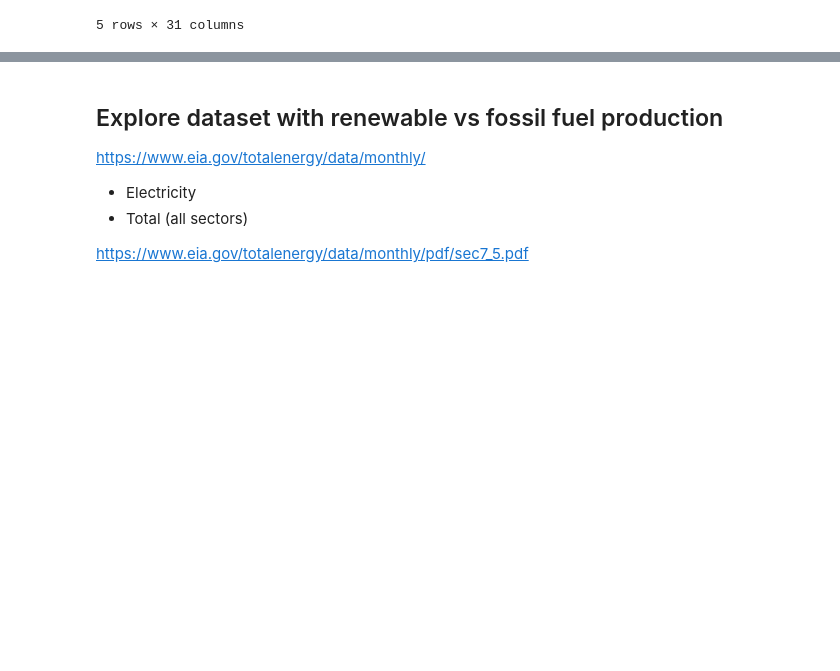
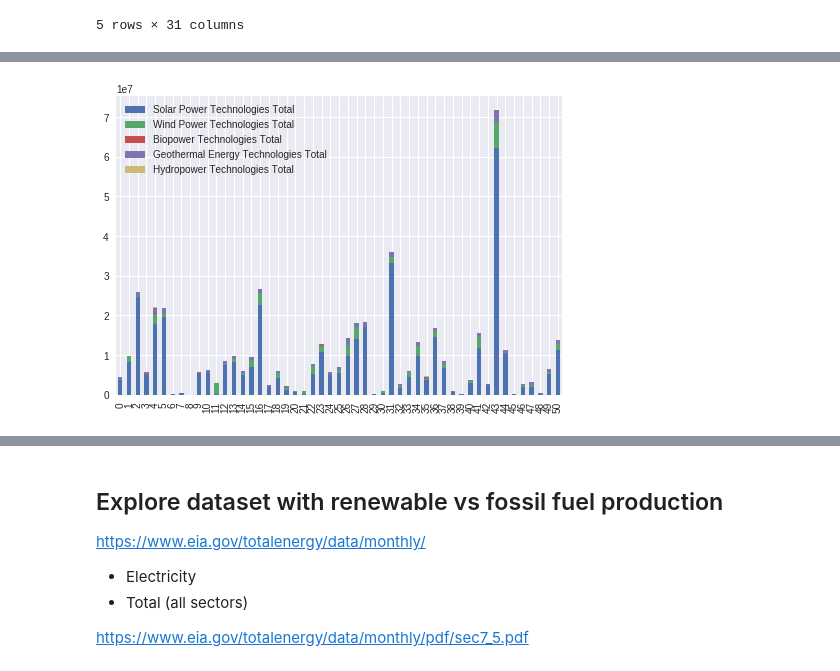
Before and after one commit to LambdaSchool/DS-Unit-1-Sprint-5-Data-Storytelling-Blog-Post, a Jupyter notebook: LJ_project_week_data.ipynb, the cells around one changed output, grey strips where cells are left out. Cells and saved outputs as stored; diff of their text form; code cells hidden in the pictures; blank space fills up the shorter version.

Commit message:
Cleaned other dataset and started some visuals

```diff
--- a/LJ_project_week_data.ipynb
+++ b/LJ_project_week_data.ipynb
@@ -46,0 +112,14 @@ df.head()
+# %%
+# add columns with totals from each type
+
+df["Solar Power Technologies Total"] = df["Urban PV"] + df["Rural PV"] + df["Rooftop PV"] + df["CSP"]
+df["Wind Power Technologies Total"] = df["Onshore Wind"] + df["Offshore Wind"]
+df["Biopower Technologies Total"] = df["Biopower Solid"] + df["Biopower Gaseous"]
+df["Geothermal Energy Technologies Total"] = df["Hydrothermal"] + df["Geothermal"]
+df["Hydropower Technologies Total"] = df["Hydropower"]
+# %%
+# add total total column
+
+df["Total"] = df["Solar Power Technologies Total"] + df["Wind Power Technologies Total"] + df["Biopower Technologies Total"] + df["Geothermal Energy Technologies Total"] + df["Hydropower Technologies Total"]
+
+df.head()
@@ -46,0 +133,6 @@ df.head()
+# %%
+# state total column
+
+df.loc['Total']= df.sum(numeric_only=True)
+
+df.tail()
@@ -46,0 +168,14 @@ df.head()
+# %%
+# new df with just totals columns
+
+totals = df[["Solar Power Technologies Total", "Wind Power Technologies Total",
+             "Biopower Technologies Total", "Geothermal Energy Technologies Total",
+             "Hydropower Technologies Total"]]
+
+totals = totals.drop("Total")
+# %%
+# time to plot some things
+
+totals.plot.bar(stacked=True);
+# %% [output]
+[figure, added]
```
Also changed, not shown: parts of 18 cells of this notebook.
